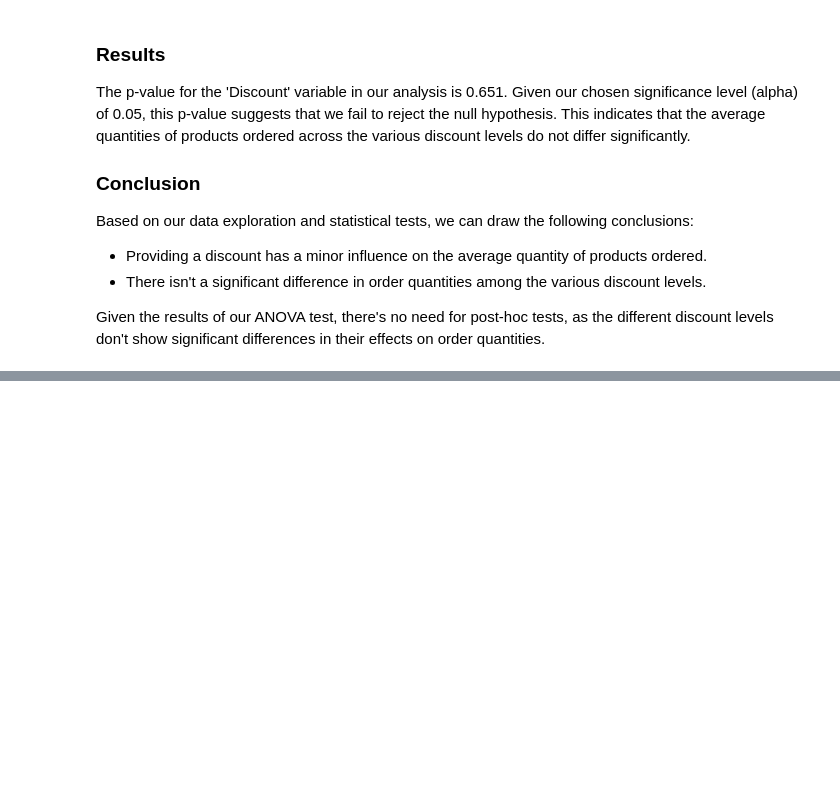
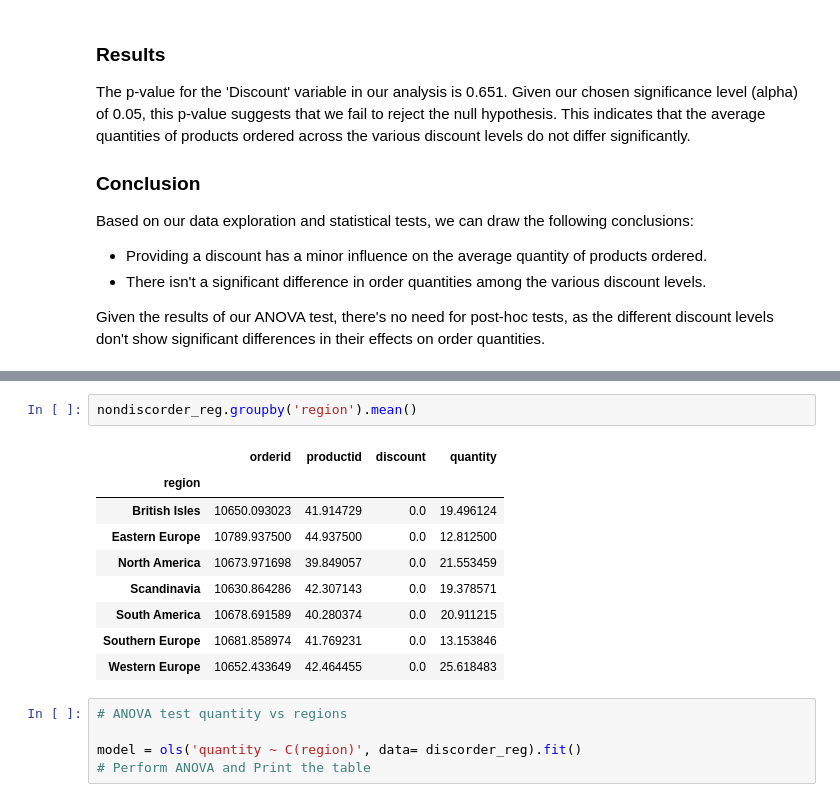
Before and after one commit to nani2357/Statistical-Analysis-on-Northwind-Sample-Database, a Jupyter notebook: Notebooks/hypothesis_testing.ipynb, the cells around one changed output, grey strips where cells are left out. Cells and saved outputs as stored; diff of their text form; blank space fills up the shorter version.

```diff
--- a/Notebooks/hypothesis_testing.ipynb
+++ b/Notebooks/hypothesis_testing.ipynb
@@ -767,0 +890,17 @@ orders_details2=orders_details.copy()
+# %%
+nondiscorder_reg.groupby('region').mean()
+# %% [output]
+|  | orderid | productid | discount | quantity |
+| region |  |  |  |  |
+| British Isles | 10650.093023 | 41.914729 | 0.0 | 19.496124 |
+| Eastern Europe | 10789.937500 | 44.937500 | 0.0 | 12.812500 |
+| North America | 10673.971698 | 39.849057 | 0.0 | 21.553459 |
+| Scandinavia | 10630.864286 | 42.307143 | 0.0 | 19.378571 |
+| South America | 10678.691589 | 40.280374 | 0.0 | 20.911215 |
+| Southern Europe | 10681.858974 | 41.769231 | 0.0 | 13.153846 |
+| Western Europe | 10652.433649 | 42.464455 | 0.0 | 25.618483 |
+# %%
+# ANOVA test quantity vs regions
+
+model = ols('quantity ~ C(region)', data= discorder_reg).fit()
+# Perform ANOVA and Print the table
```
Also changed, not shown: parts of 11 cells of this notebook.
